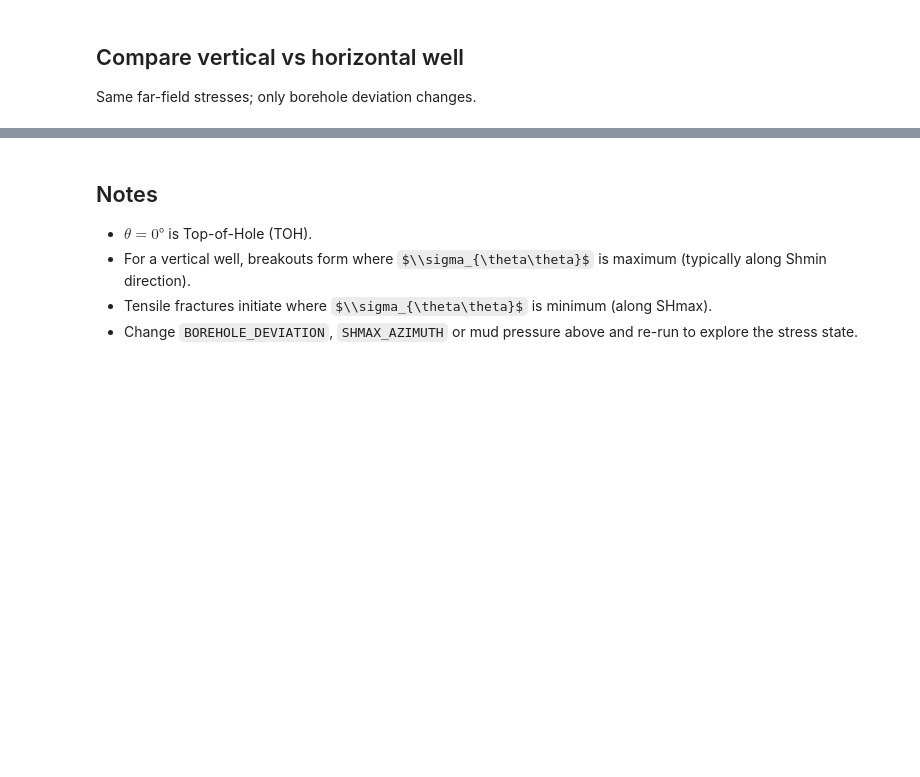
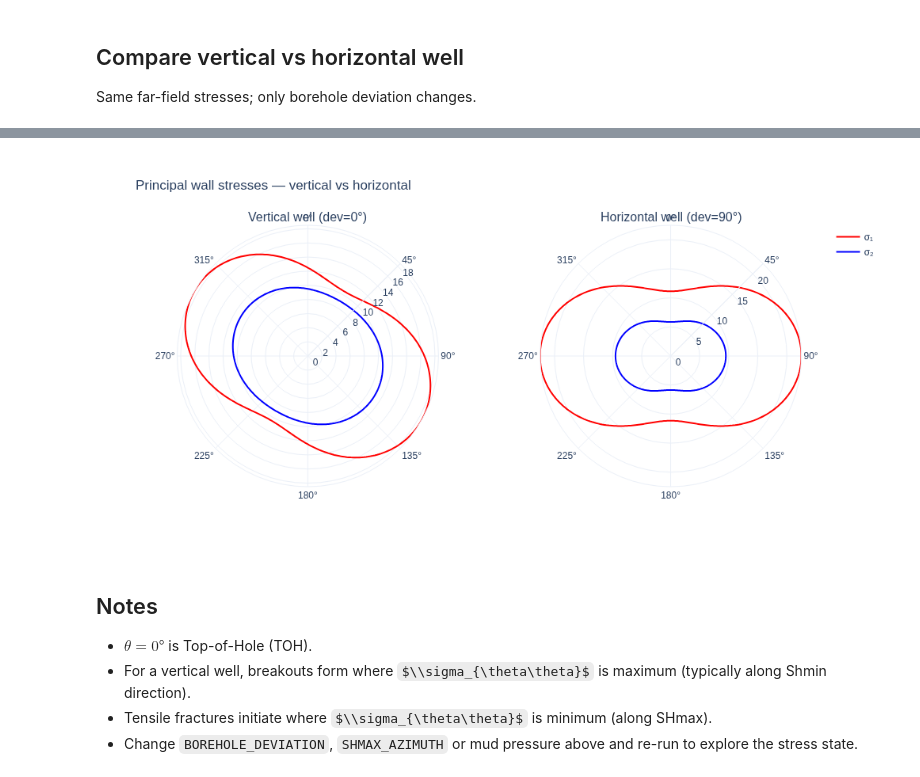
Before and after one commit to 0xsmolrun/GeomechPy_smolrun, a Jupyter notebook: example/Project/Kirsch_Visualizer.ipynb, the cells around one changed output, grey strips where cells are left out. Saved outputs shown, nothing was run; the diff lists cells and outputs as text; code cells hidden in the pictures; some formulas as TeX source; blank space fills up the shorter version.

```diff
--- a/example/Project/Kirsch_Visualizer.ipynb
+++ b/example/Project/Kirsch_Visualizer.ipynb
@@ -203,6 +232,7 @@ for i in (1, 2):
     key = "polar" if i == 1 else f"polar{i}"
     fig.update_layout(**{key: dict(
         angularaxis=dict(direction="clockwise", rotation=90),
+        radialaxis=dict(angle=45, tickangle=45),
     )})
 
 fig.update_layout(height=500, width=1000, template="plotly_white",
@@ -214,3 +243,4 @@ fig.show()
+[figure, added]
 # %% [markdown]
 ## Notes
 
```
Also changed, not shown: parts of 4 cells of this notebook, 1 other file.
